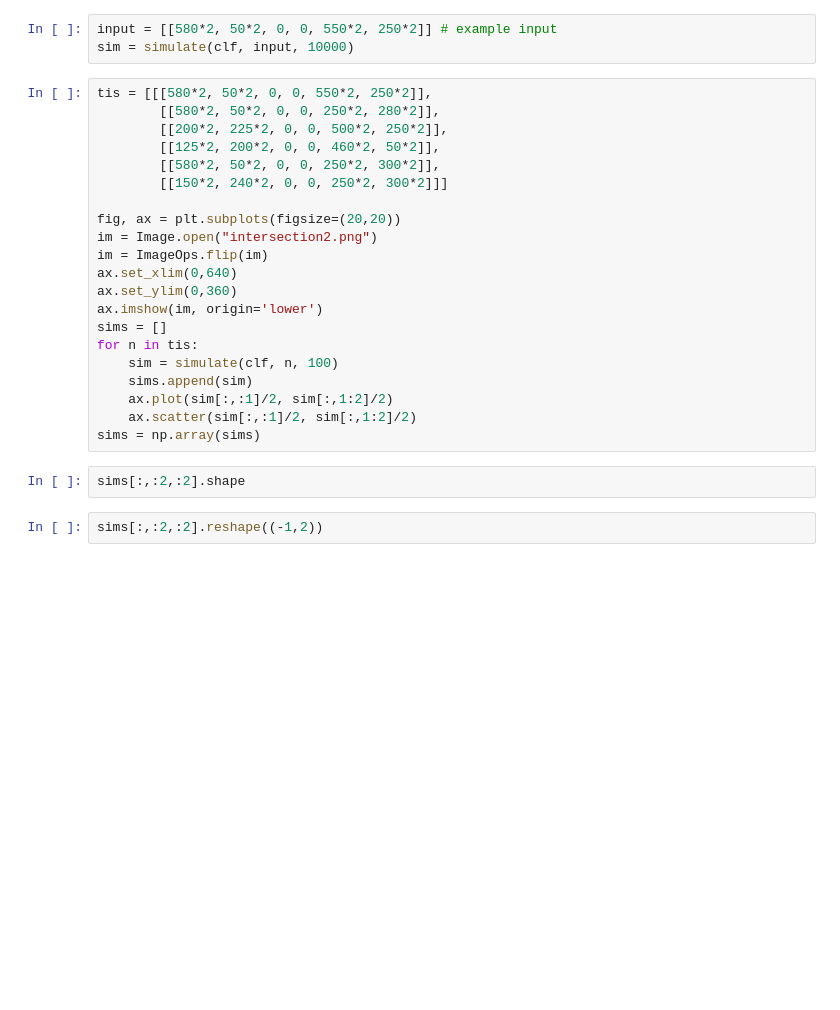
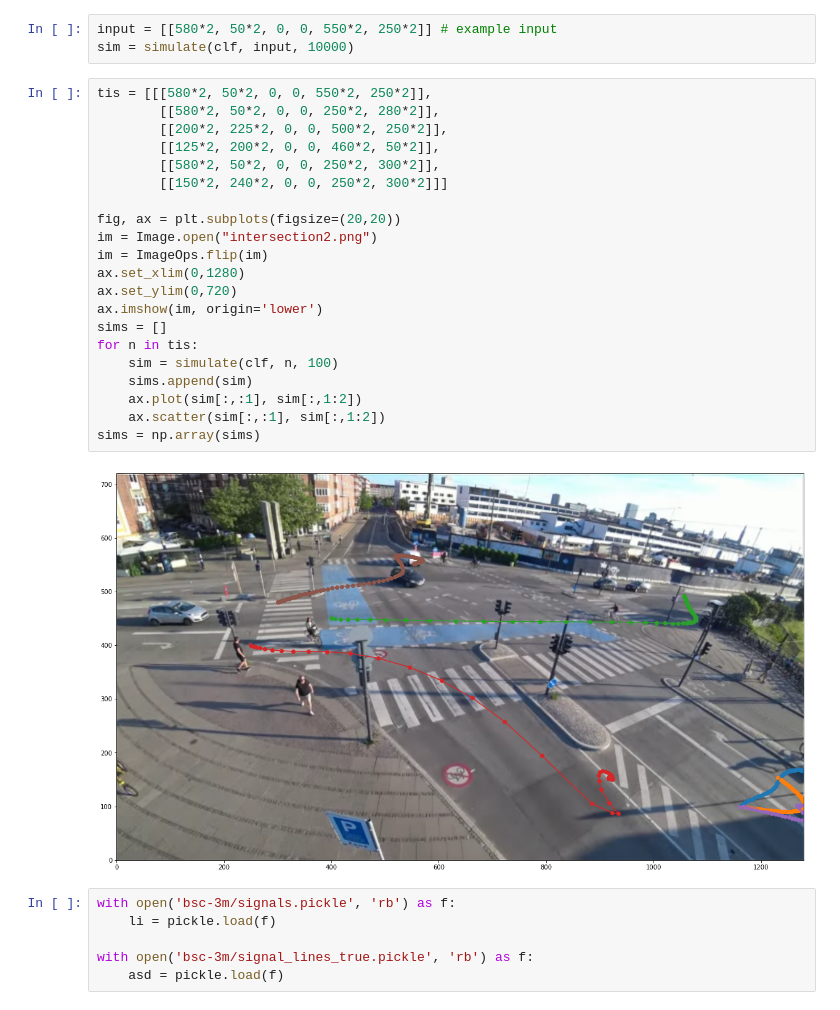
Before and after one commit to Marcus-Friis/CycleCV, a Jupyter notebook: Models.ipynb, the cells around one changed output. Saved outputs shown, nothing was run; the diff lists cells and outputs as text; blank space fills up the shorter version.

```diff
--- a/Models.ipynb
+++ b/Models.ipynb
@@ -33,25 +33,29 @@ sim = simulate(clf, input, 10000)
 # %%
 tis = [[[580*2, 50*2, 0, 0, 550*2, 250*2]],
         [[580*2, 50*2, 0, 0, 250*2, 280*2]],
         [[200*2, 225*2, 0, 0, 500*2, 250*2]],
         [[125*2, 200*2, 0, 0, 460*2, 50*2]],
         [[580*2, 50*2, 0, 0, 250*2, 300*2]],
         [[150*2, 240*2, 0, 0, 250*2, 300*2]]]
 
 fig, ax = plt.subplots(figsize=(20,20))
 im = Image.open("intersection2.png")
 im = ImageOps.flip(im)
-ax.set_xlim(0,640)
-ax.set_ylim(0,360)
+ax.set_xlim(0,1280)
+ax.set_ylim(0,720)
 ax.imshow(im, origin='lower')
 sims = []
 for n in tis:
     sim = simulate(clf, n, 100)
     sims.append(sim)
-    ax.plot(sim[:,:1]/2, sim[:,1:2]/2)
-    ax.scatter(sim[:,:1]/2, sim[:,1:2]/2)
+    ax.plot(sim[:,:1], sim[:,1:2])
+    ax.scatter(sim[:,:1], sim[:,1:2])
 sims = np.array(sims)
+# %% [output]
+[figure, added]
-# %%
-sims[:,:2,:2].shape
-# %%
-sims[:,:2,:2].reshape((-1,2))
+# %%
+with open('bsc-3m/signals.pickle', 'rb') as f:
+    li = pickle.load(f)
+
+with open('bsc-3m/signal_lines_true.pickle', 'rb') as f:
+    asd = pickle.load(f)
```
Also changed, not shown: parts of 2 cells of this notebook, 1 other file.
